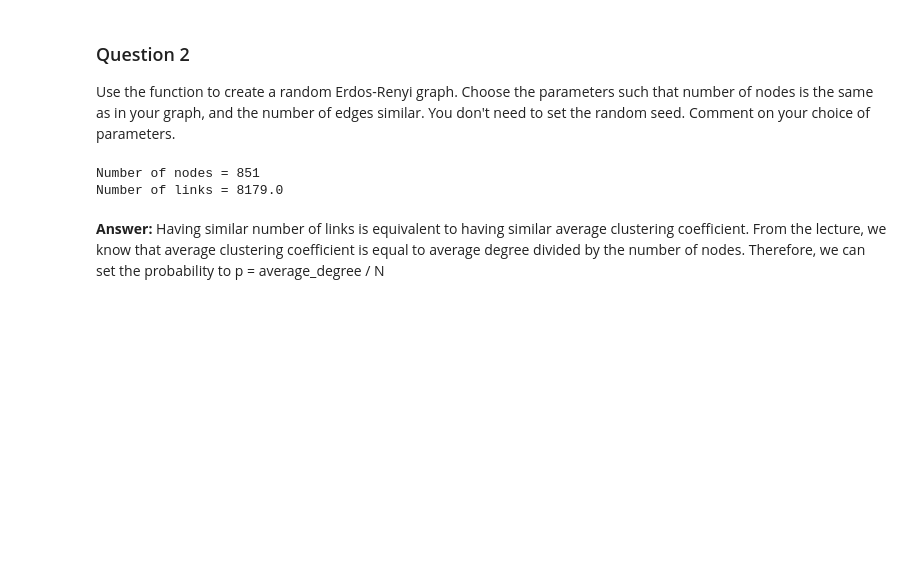
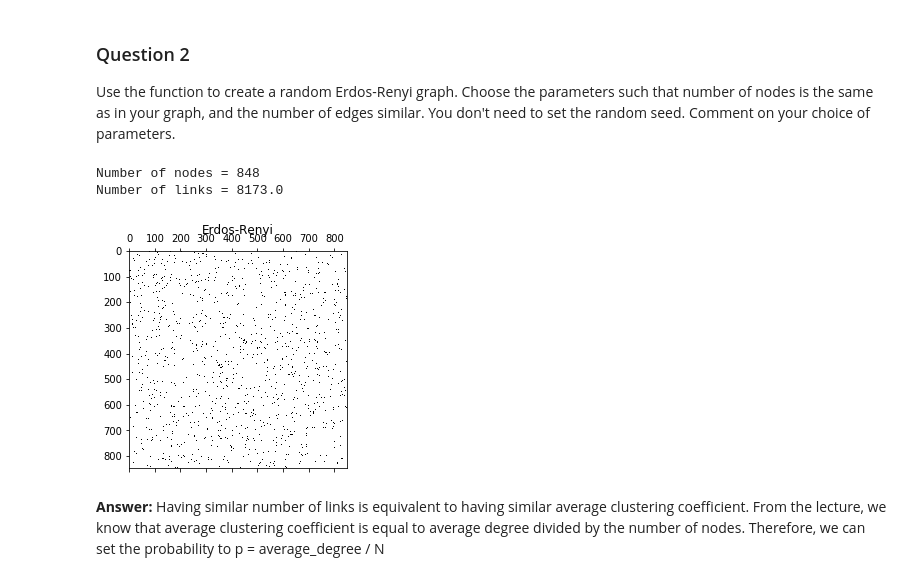
Before and after one commit to Kakavand/EPFL-antiterrorAssignment, a Jupyter notebook: John/2_network_models.ipynb, the cells around one changed output. Saved outputs shown, nothing was run; the diff lists cells and outputs as text; code cells hidden in the pictures; blank space fills up the shorter version.

```diff
--- a/John/2_network_models.ipynb
+++ b/John/2_network_models.ipynb
@@ -107,15 +113,17 @@ Text(0.5,1.05,'Erdos-Renyi (10, 0.4)')
 
 Use the function to create a random Erdos-Renyi graph. Choose the parameters such that number of nodes is the same as in your graph, and the number of edges similar. You don't need to set the random seed. Comment on your choice of parameters.
 # %%
-avg_degree = sum(adjacency.sum(axis=1)) / n_nodes
-p = avg_degree / n_nodes
+p = np.sum(adjacency) / (n_nodes**2)
 er = erdos_renyi(n_nodes, p)
 
+plt.spy(er)
+plt.title('Erdos-Renyi')
 print('Number of nodes = {n:}'.format(n=len(er)))
 print('Number of links = {l:}'.format(l=np.count_nonzero(er)/2))
 # %% [output]
-Number of nodes = 851
-Number of links = 8179.0
+Number of nodes = 848
+Number of links = 8173.0
+[figure, added]
 # %% [markdown]
 **Answer:**
 Having similar number of links is equivalent to having similar average clustering coefficient. From the lecture, we know that average clustering coefficient is equal to average degree divided by the number of nodes. Therefore, we can set the probability to p = average_degree / N
```
Also changed, not shown: parts of 25 cells of this notebook.
